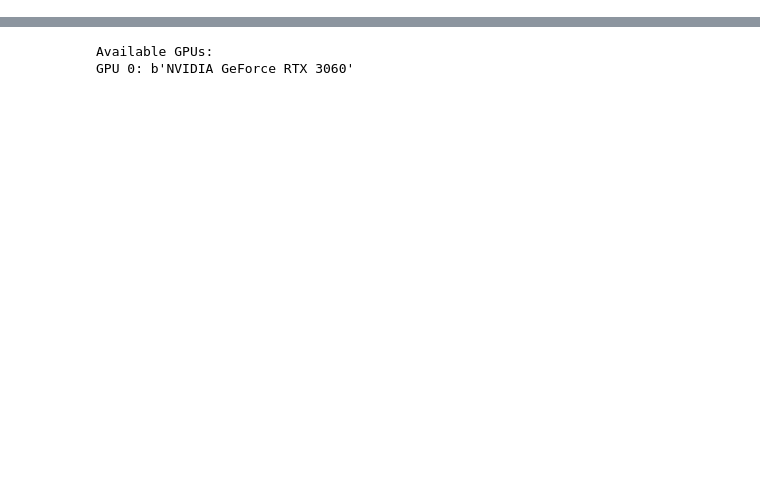
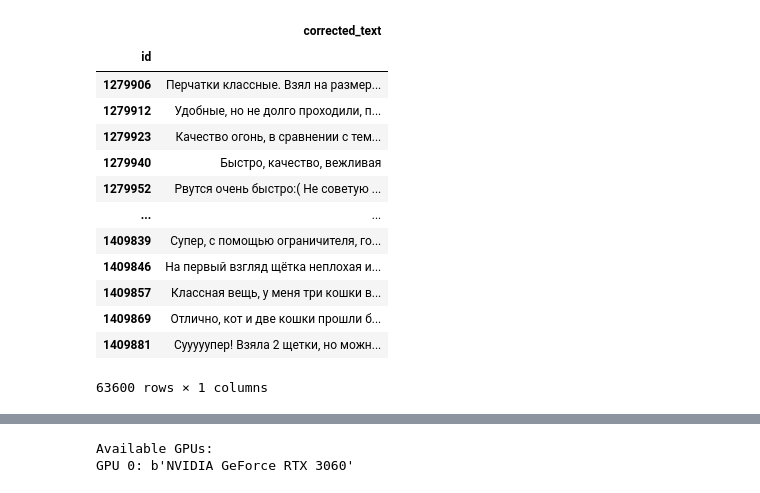
Before and after one commit to Frame24/WB_Parse, a Jupyter notebook: text_correction.ipynb, the cells around one changed output, grey strips where cells are left out. Cells and saved outputs as stored; diff of their text form; code cells hidden in the pictures; blank space fills up the shorter version.

```diff
--- a/text_correction.ipynb
+++ b/text_correction.ipynb
@@ -0,0 +7,18 @@
+# %%
+# df.index = df.index - 1
+df
+# %% [output]
+|  | corrected_text |
+| id |  |
+| 1279906 | Перчатки классные. Взял на размер... |
+| 1279912 | Удобные, но не долго проходили, п... |
+| 1279923 | Качество огонь, в сравнении с тем... |
+| 1279940 | Быстро, качество, вежливая |
+| 1279952 | Рвутся очень быстро:( Не советую ... |
+| ... | ... |
+| 1409839 | Супер, с помощью ограничителя, го... |
+| 1409846 | На первый взгляд щётка неплохая и... |
+| 1409857 | Классная вещь, у меня три кошки в... |
+| 1409869 | Отлично, кот и две кошки прошли б... |
+| 1409881 | Сууууупер! Взяла 2 щетки, но можн... |
+63600 rows × 1 columns
```
Also changed, not shown: parts of 12 cells of this notebook, 16 other files.
